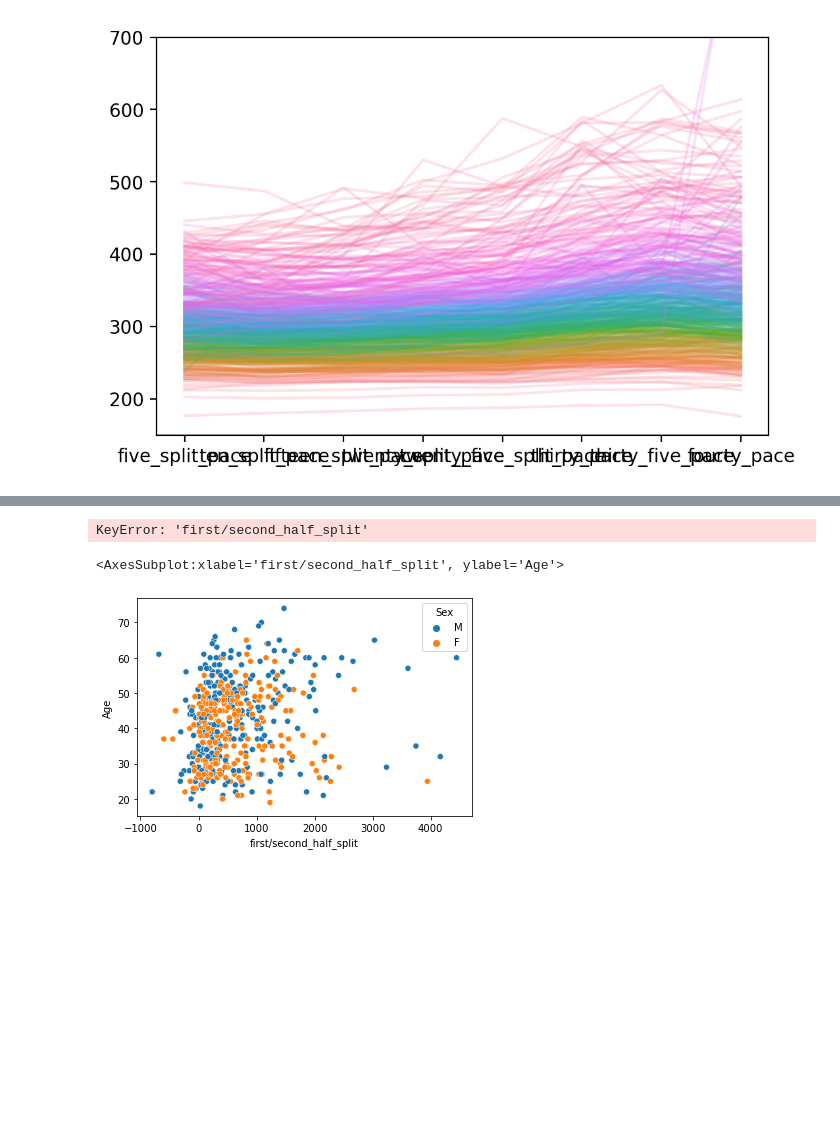
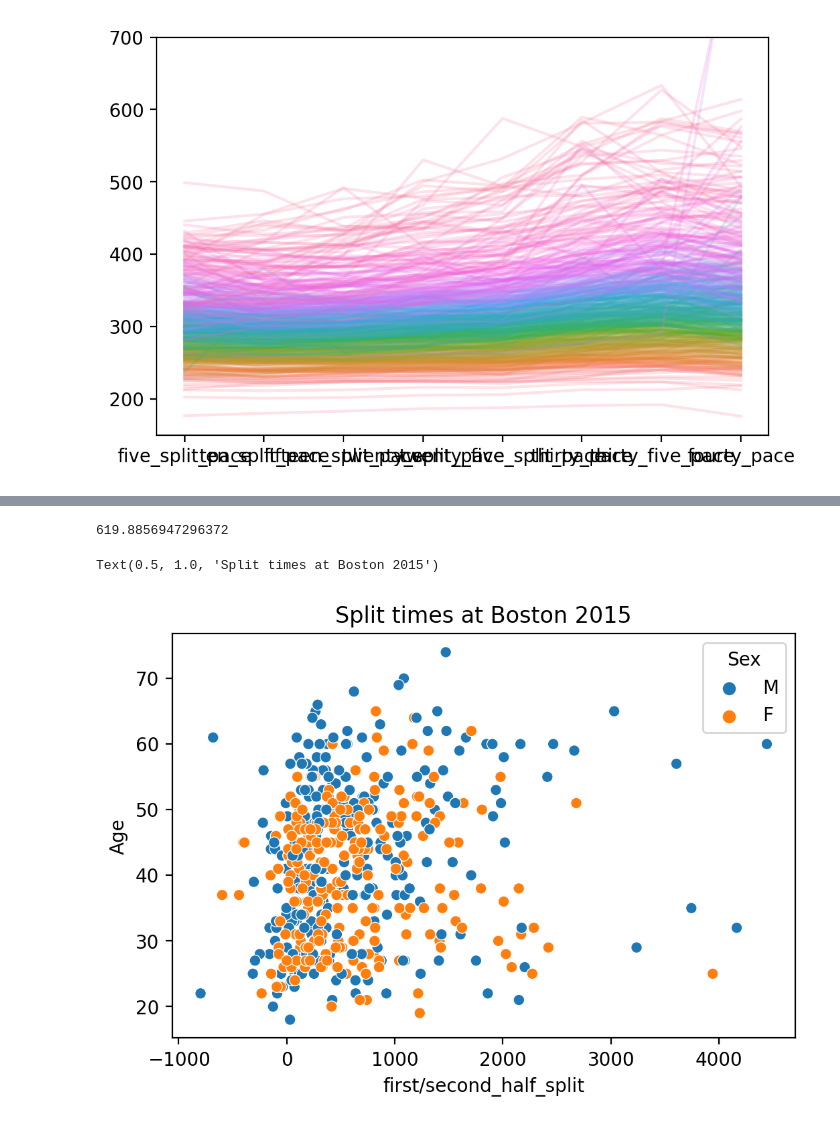
Before and after one commit to Eliphaz/marathon-data-analysis, a Jupyter notebook: boston_analysis.ipynb, the cells around one changed output, grey strips where cells are left out. Cells and saved outputs as stored; diff of their text form; code cells hidden in the pictures; blank space fills up the shorter version.

```diff
--- a/boston_analysis.ipynb
+++ b/boston_analysis.ipynb
@@ -292,14 +292,14 @@ boston_2015_males = boston_2015[boston_2015.Sex == 'M']
 top_10_in_groups = boston_2015.query('Gender <= 1')
 boston_2015['first/second_half_split'] = boston_2015['Time in Seconds'] - (boston_2015['Half in Seconds']*2)
 boston_2015['first/second_half_split'].mean()
-top_10_in_groups['first/second_half_split'].mean()
 # %% [output]
-KeyError: 'first/second_half_split'
+619.8856947296372
 # %%
 sns.scatterplot(x='first/second_half_split',y='Age',data=boston_2015.iloc[::50, :], hue='Sex')
+plt.title("Split times at Boston 2015", fontsize=12)
 # %% [output]
-<AxesSubplot:xlabel='first/second_half_split', ylabel='Age'>
+Text(0.5, 1.0, 'Split times at Boston 2015')
-[figure, old version]
+[figure, new version]
 # %%
 def avg_split_age(df):
     avg_times = []
```
Also changed, not shown: parts of 16 cells of this notebook, 6 other files.
